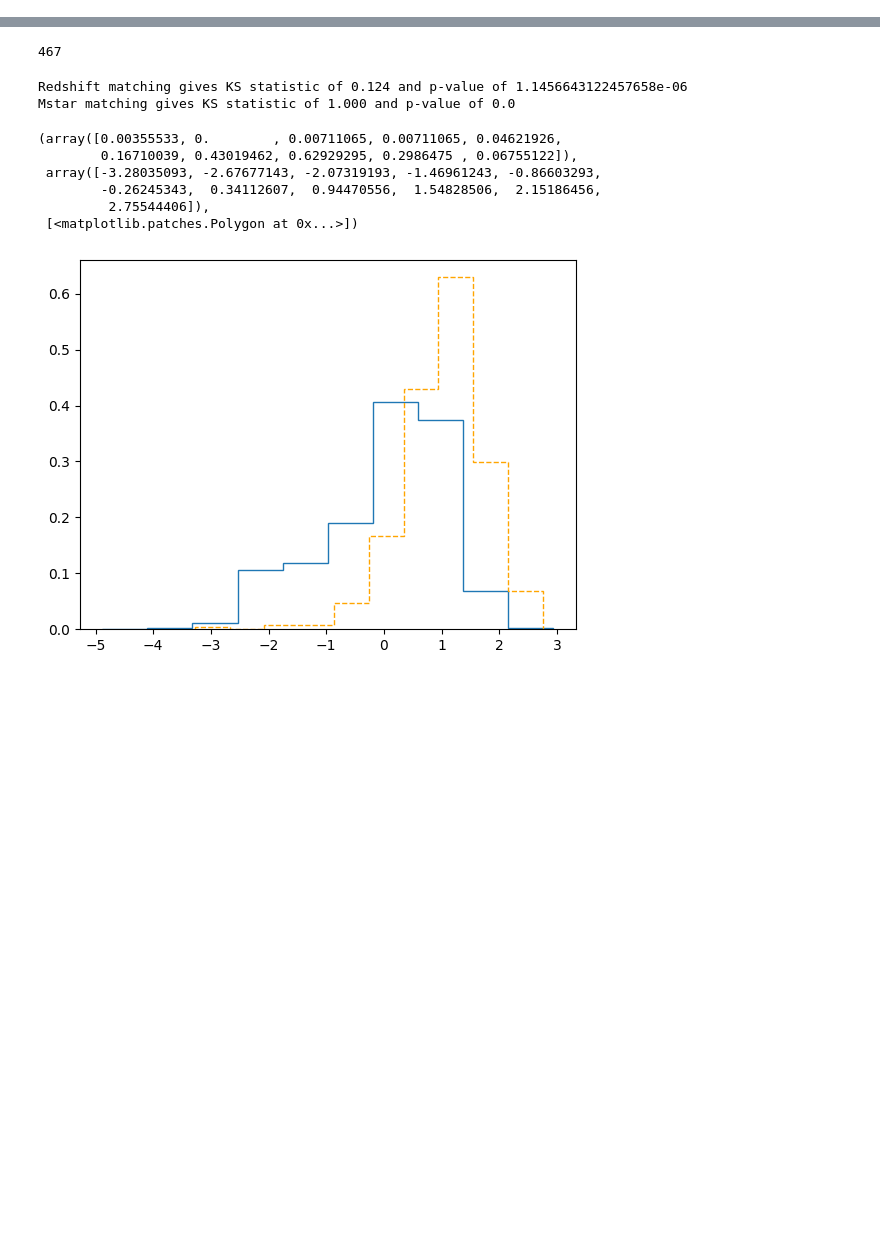
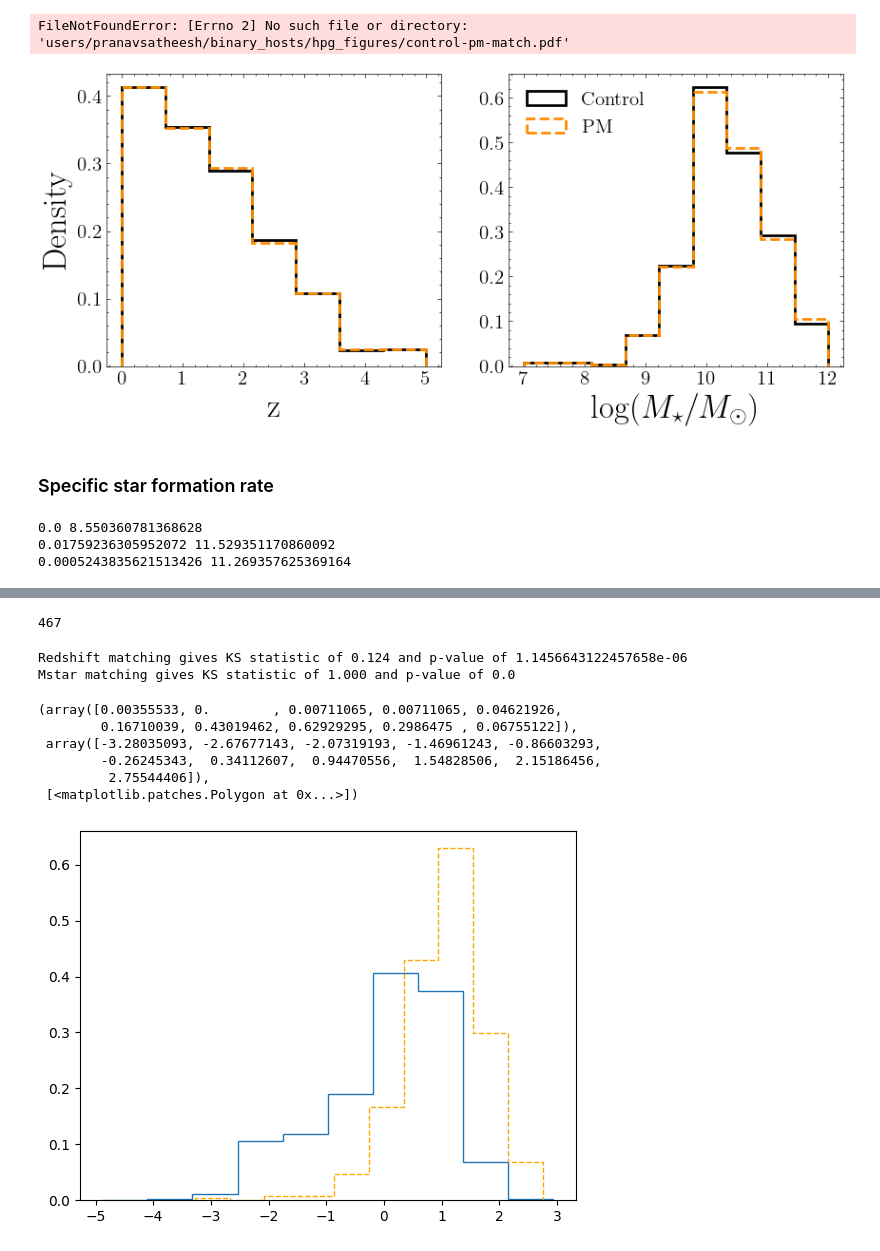
Before and after one commit to pranav-satheesh/host_galaxies, a Jupyter notebook: notebooks/control_samples_analysis.ipynb, the cells around one changed output, grey strips where cells are left out. Drawn from its saved outputs; the diff is of its cells as text; code cells hidden in the pictures; blank space fills up the shorter version.

```diff
--- a/notebooks/control_samples_analysis.ipynb
+++ b/notebooks/control_samples_analysis.ipynb
@@ -10,0 +29,12 @@ import weights
+# %%
+Mstar_binsize = 0.5  # specify the binsize
+Mstar_min = 7
+Mstar_max = 12
+Nbins_Ms = int((Mstar_max-Mstar_min)/Mstar_binsize)
+Mstar_bins = np.linspace(Mstar_min,Mstar_max,Nbins_Ms)
+
+z_binsize = 0.6
+z_min = 0
+z_max = 5
+Nbins_z = int((z_max - z_min) / z_binsize)
+z_bins = np.linspace(z_min, z_max, Nbins_z)
@@ -10,0 +55,26 @@ import weights
+# %%
+plt.rcParams.update({'font.size': 25})
+plt.rcParams.update({'xtick.labelsize': 15, 'ytick.labelsize': 15})
+
+control_sample_ids = np.array(controlpop.control_indices).flatten()
+control_sample_ids = np.loadtxt(controlpop.control_idx_file).astype(int).flatten()
+fig,ax = plt.subplots(1,2,figsize=(10,4))
+ax[0].hist(pop['non_merging_population']['z'][np.sort(control_sample_ids)], bins=z_bins, color="black", histtype="step",linewidth=2,density=True)
+ax[0].hist(pop['merging_population']['z'], bins=z_bins, histtype="step",color="Darkorange",linestyle="--",linewidth=2,density=True)
+ax[0].set_xlabel("z",fontsize=25)
+ax[0].set_ylabel("Density",fontsize=25)
+ax[0].set_xticks([0,1,2,3,4,5])
+
+
+ax[1].hist(np.log10(pop['non_merging_population']['Mstar'][np.sort(control_sample_ids)]), bins=Mstar_bins,histtype="step",color="black",label="Control",linewidth=2,density=True)
+ax[1].hist(np.log10(pop['merging_population']['Mstar']),bins=Mstar_bins,histtype="step",label="PM",color="Darkorange",linestyle="--",linewidth=2,density=True)
+ax[1].set_xticks([7,8,9,10,11,12])
+ax[1].legend(fontsize=15)
+ax[1].set_xlabel("$\log(M_{\star}/M_{\odot})$",fontsize=25)
+
+fig.savefig('../figures/control-pm-match.pdf')
+# %% [output]
+FileNotFoundError: [Errno 2] No such file or directory: 'users/pranavsatheesh/binary_hosts/hpg_figures/control-pm-match.pdf'
+[figure, added]
+# %% [markdown]
+### Specific star formation rate
@@ -10,0 +84,7 @@ import weights
+# %%
+for i in np.argwhere(np.log10(sSFR_merging_pop)<=-13):
+    print(pop['merging_population']['SFR'][i[0]],np.log10(pop['merging_population']['Mstar'][i[0]]))
+# %% [output]
+0.0 8.550360781368628
+0.01759236305952072 11.529351170860092
+0.0005243835621513426 11.269357625369164
```
Also changed, not shown: parts of 21 cells of this notebook, 10 other files.
